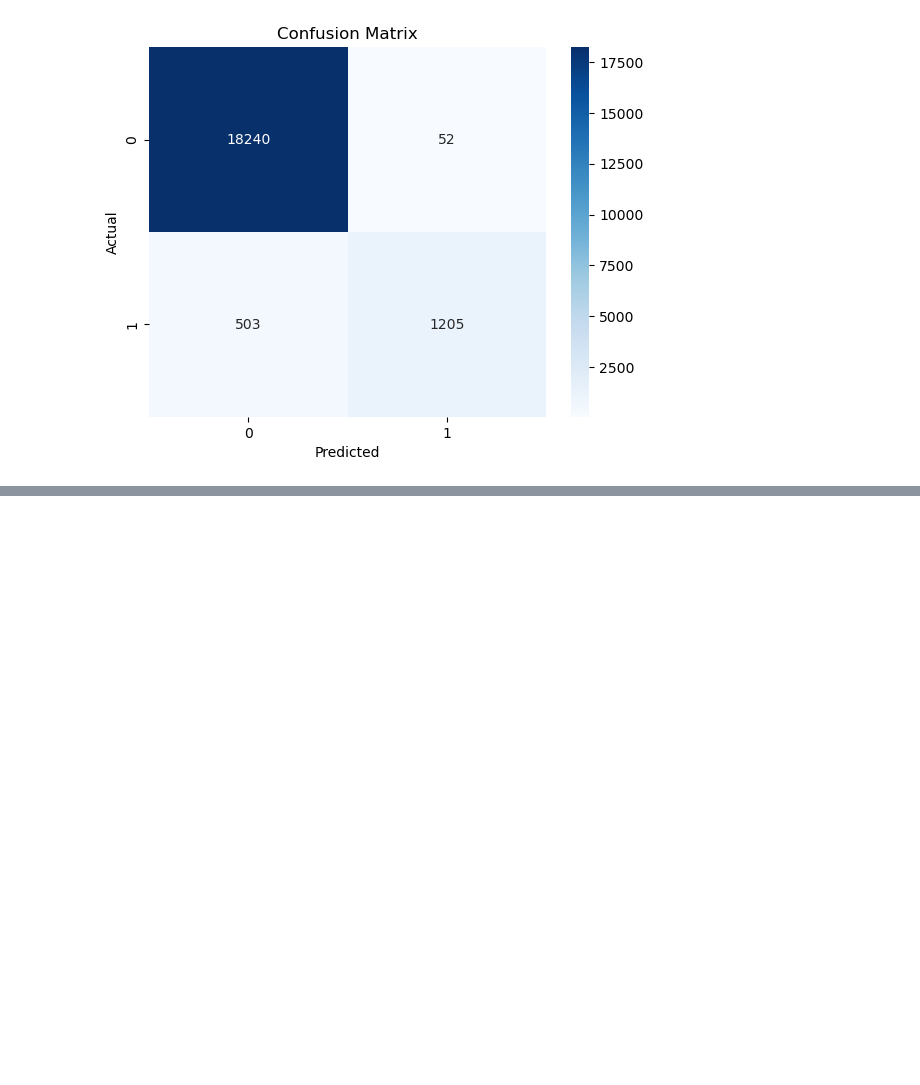
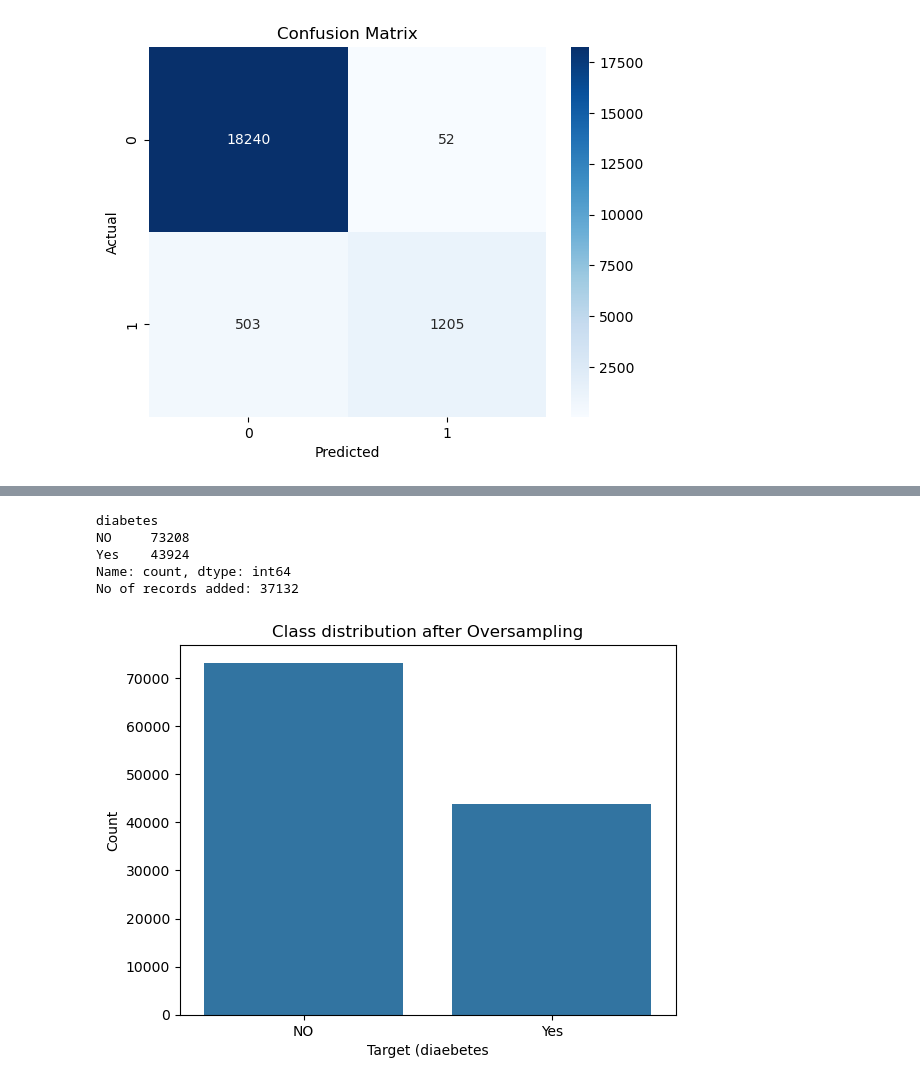
Before and after one commit to Emdee10/Diabetes-Risk-Prediction-Model, a Jupyter notebook: Diabetes Risk Prediction.ipynb, the cells around one changed output, grey strips where cells are left out. Drawn from its saved outputs; the diff is of its cells as text; code cells hidden in the pictures; blank space fills up the shorter version.

```diff
--- a/Diabetes Risk Prediction.ipynb
+++ b/Diabetes Risk Prediction.ipynb
@@ -766,0 +799,19 @@ AUC-ROC: 0.8513303700418554
+# %%
+#y_smt.value_counts()
+y_smt_df = pd.DataFrame(y_smt, columns= ["diabetes"])
+y_smt_df["diabetes"] = y_smt_df["diabetes"].map({0: "NO", 1: "Yes"})
+print(y_smt_df["diabetes"].value_counts())
+print("No of records added:",y_smt.shape[0] - y_train.shape[0])
+
+sns.countplot(x="diabetes", data =y_smt_df)
+plt.xlabel("Target (diaebetes")
+plt.ylabel("Count")
+plt.title("Class distribution after Oversampling")
+plt.show()
+# %% [output]
+diabetes
+NO     73208
+Yes    43924
+Name: count, dtype: int64
+No of records added: 37132
+[figure, added]
```
Also changed, not shown: parts of 37 cells of this notebook.
